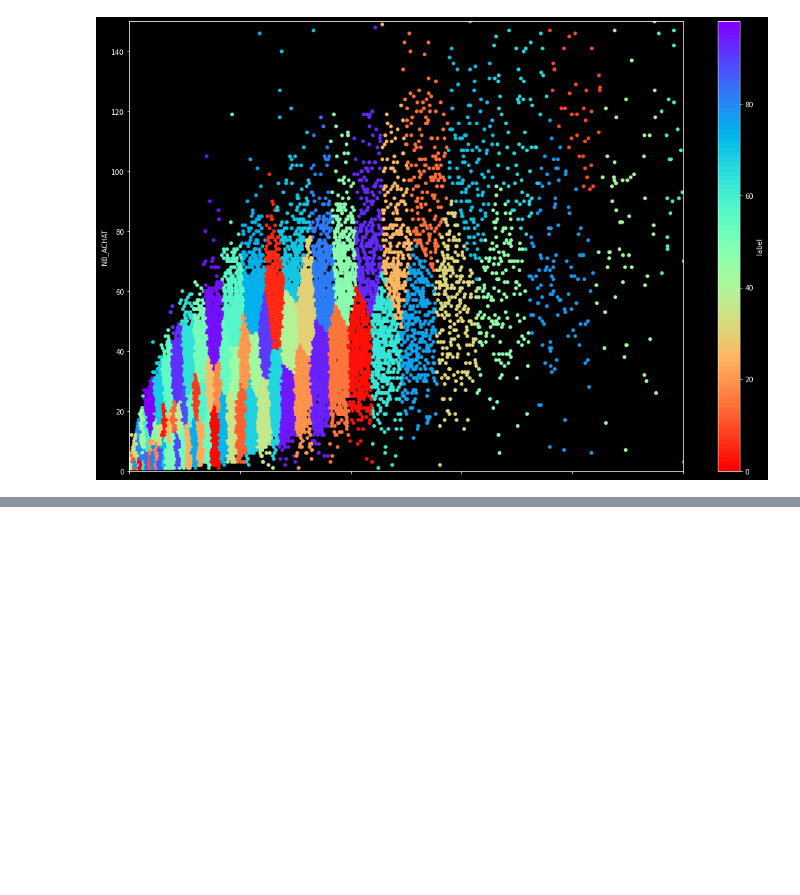
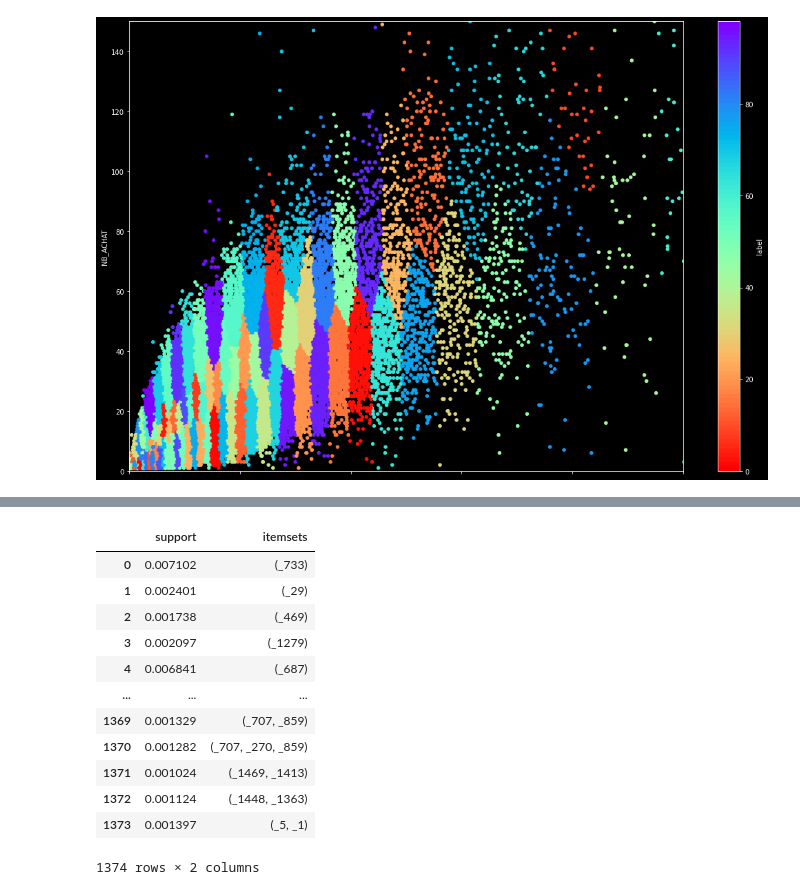
Before and after one commit to gu1lhemlcb/T-DAT, a Jupyter notebook: user_recommendation.ipynb, the cells around one changed output, grey strips where cells are left out. Cells and saved outputs as stored; diff of their text form; code cells hidden in the pictures; blank space fills up the shorter version.

```diff
--- a/user_recommendation.ipynb
+++ b/user_recommendation.ipynb
@@ -89,0 +184,15 @@ ax.set_ylim([0, 150])
+# %%
+def preprocessing_df(df):
+    df.drop(columns=['MOIS_VENTE', 'PRIX_NET'], axis=1, inplace=True)
+    df.dropna(axis='columns')
+    encoder = LabelEncoder()
+    df['ALL_LIBELLES'] = None
+    df['CODE_LIBELLE'] = encoder.fit_transform(df['LIBELLE'])
+    df['CODE_LIBELLE'] = df['CODE_LIBELLE'].apply(lambda x: '_'+str(x))
+    # Keep only ticket ids with multiple product
+    df = df.drop_duplicates()
+    single_tickets = df.duplicated(subset='TICKET_ID', keep=False)
+    df = df[single_tickets]
+    return df
+
+df = preprocessing_df(base_df)
@@ -89,0 +238,17 @@ ax.set_ylim([0, 150])
+# %%
+fp = fpgrowth(orders_1hot, min_support=0.001, max_len=5, use_colnames=True)
+fp
+# %% [output]
+|  | support | itemsets |
+| 0 | 0.007102 | (_733) |
+| 1 | 0.002401 | (_29) |
+| 2 | 0.001738 | (_469) |
+| 3 | 0.002097 | (_1279) |
+| 4 | 0.006841 | (_687) |
+| ... | ... | ... |
+| 1369 | 0.001329 | (_707, _859) |
+| 1370 | 0.001282 | (_707, _270, _859) |
+| 1371 | 0.001024 | (_1469, _1413) |
+| 1372 | 0.001124 | (_1448, _1363) |
+| 1373 | 0.001397 | (_5, _1) |
+1374 rows × 2 columns
```
Also changed, not shown: parts of 20 cells of this notebook.
